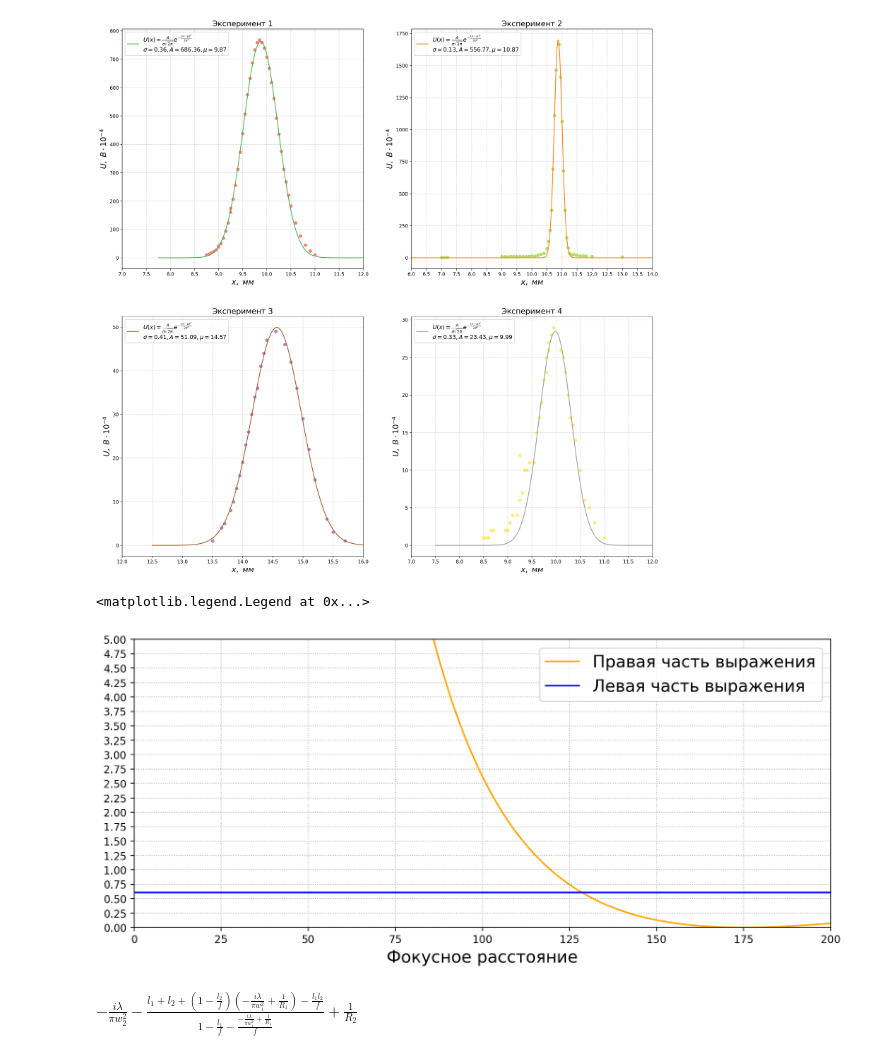
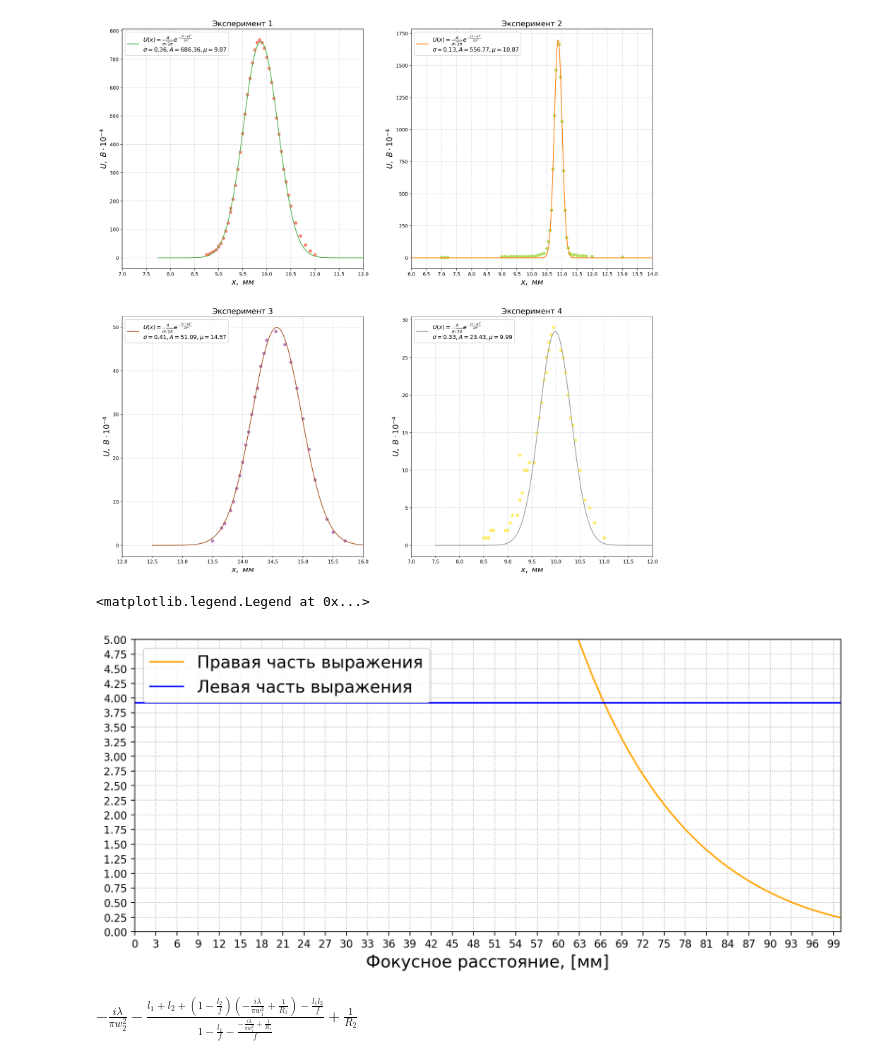
Before and after one commit to ShmakovVladimir/Labs, a Jupyter notebook: Фотника/Лазерные Пучки/main.ipynb, the cells around one changed output. Drawn from its saved outputs; the diff is of its cells as text; code cells hidden in the pictures.

```diff
--- a/Фотника/Лазерные Пучки/main.ipynb
+++ b/Фотника/Лазерные Пучки/main.ipynb
@@ -45,30 +45,30 @@ for plotable, table, po, rang in zip(ax.ravel(), table_names, po_values, ranges)
 # %% [output]
 [figure]
 # %%
-lambda_1 = 600 * 1e-6
-sigma_1 = 0.36 * 6
-sigma_2 = 0.13 * 6
-l2 = 67 * 1e1
-l1 = 17.5 * 1e1
+lambda_1 = 400 * 1e-6
+sigma_1 = 0.41 * 6
+sigma_2 = 0.33 * 6
+l1 = 12 * 10
+l2 = 121 * 10
 
 f_values = np.linspace(0, 1000, 1000)
 
 plt.figure(figsize = (12, 5), dpi = 200)
 plt.plot(f_values,
          np.power(sigma_1, 2) + np.power(lambda_1 / (np.pi * sigma_1 * f_values), 2) - 2 * l1 * np.power(sigma_1, 2) / f_values + np.power(l1 * sigma_1 / f_values, 2),
          color = 'orange',
          label = 'Правая часть выражения')
 plt.axhline(np.power(sigma_2, 2), color = 'blue', label = 'Левая часть выражения')
 plt.yticks(np.arange(-5, 6, 0.25))
 plt.ylim(0, 5)
-plt.xticks(np.arange(0, 500, 25))
-plt.xlim(0, 200)
+plt.xticks(np.arange(0, 500, 3))
+plt.xlim(0, 100)
 plt.grid(ls = ':')
-plt.xlabel("Фокусное расстояние", fontsize = 16)
+plt.xlabel("Фокусное расстояние, [мм]", fontsize = 16)
 plt.legend(fontsize = 16)
 # %% [output]
 <matplotlib.legend.Legend at 0x...>
-[figure, old version]
+[figure, new version]
 # %%
 import sympy as smp
 # %%
```
Also changed, not shown: 9 other files.
